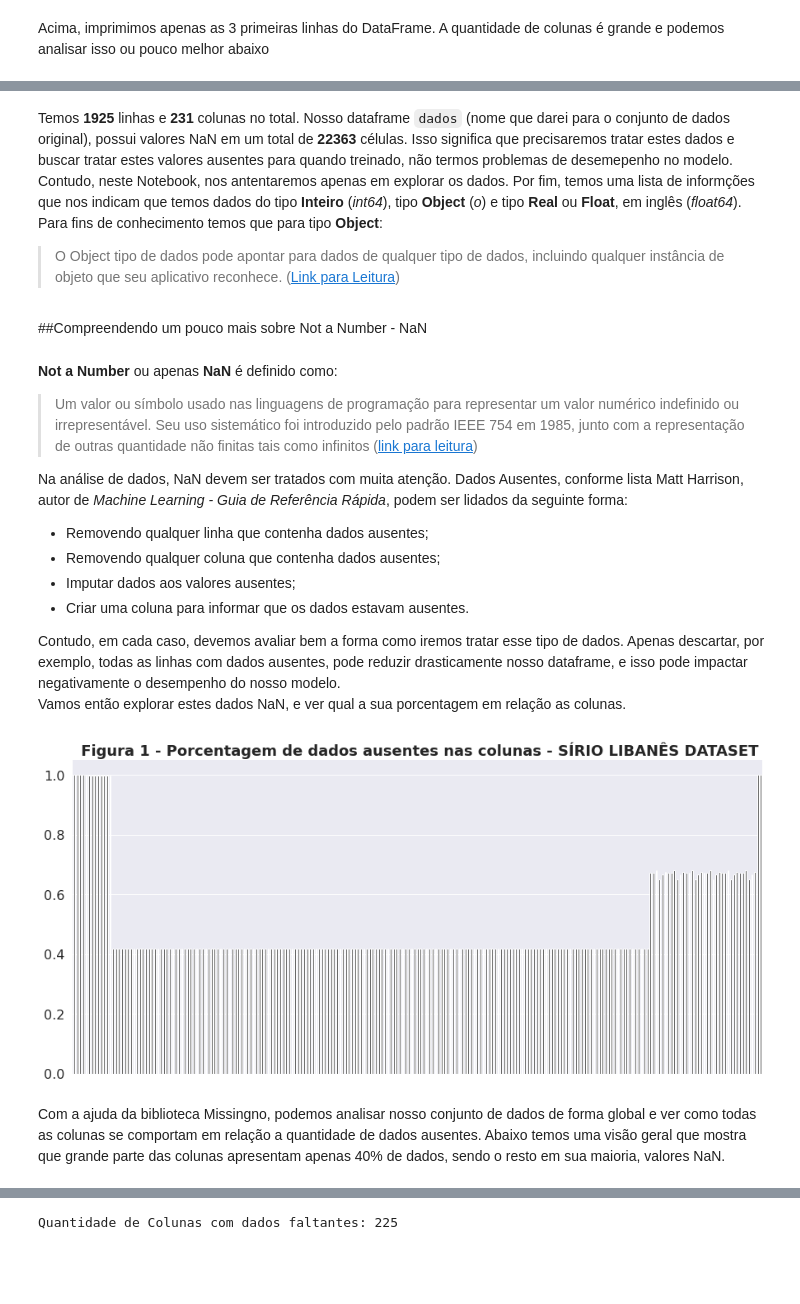
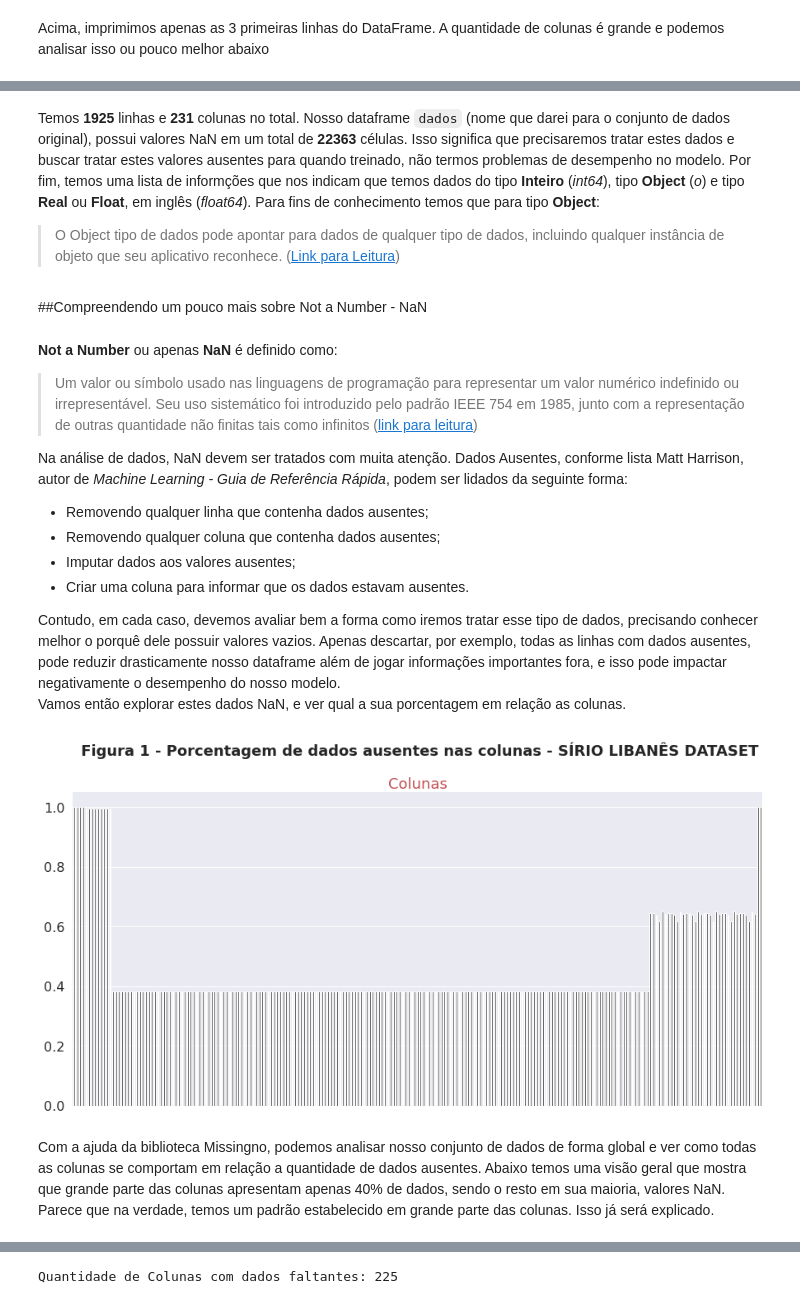
Before and after one commit to MatheusOrange211/Sirio_Libanes_ICU_Prediction, a Jupyter notebook: Visualizando_os_dados_Sirio_Libanes.ipynb, the cells around one changed output, grey strips where cells are left out. Cells and saved outputs as stored; diff of their text form; code cells hidden in the pictures; blank space fills up the shorter version.

```diff
--- a/Visualizando_os_dados_Sirio_Libanes.ipynb
+++ b/Visualizando_os_dados_Sirio_Libanes.ipynb
@@ -126,7 +248,7 @@ Tipos de  dados que temos :
 
 ##################################################
 # %% [markdown]
-Temos **1925** linhas e **231** colunas no total. Nosso dataframe `dados` (nome que darei para o conjunto de dados original), possui valores NaN em um total de **22363** células. Isso significa que precisaremos tratar estes dados e buscar tratar estes valores ausentes para quando treinado, não termos problemas de desemepenho no modelo. Contudo, neste Notebook, nos antentaremos apenas em explorar os dados. Por fim, temos uma lista de informções que nos indicam que temos  dados do tipo **Inteiro** (*int64*), tipo **Object** (*o*) e tipo **Real** ou **Float**, em inglês (*float64*).
+Temos **1925** linhas e **231** colunas no total. Nosso dataframe `dados` (nome que darei para o conjunto de dados original), possui valores NaN em um total de **22363** células. Isso significa que precisaremos tratar estes dados e buscar tratar estes valores ausentes para quando treinado, não termos problemas de desempenho no modelo. Por fim, temos uma lista de informções que nos indicam que temos  dados do tipo **Inteiro** (*int64*), tipo **Object** (*o*) e tipo **Real** ou **Float**, em inglês (*float64*).
 Para fins de conhecimento temos que para tipo **Object**:
 >O Object tipo de dados pode apontar para dados de qualquer tipo de dados, incluindo qualquer instância de objeto que seu aplicativo reconhece. ([Link para Leitura](https://docs.microsoft.com/pt-br/dotnet/visual-basic/language-reference/data-types/object-data-type#:~:text=O%20Object%20tipo%20de%20dados,objeto%20que%20seu%20aplicativo%20reconhece.))
 # %% [markdown]
@@ -141,5 +263,5 @@ Na análise de dados, NaN devem ser tratados com muita atenção. Dados Ausentes
 * Imputar dados aos valores ausentes;
 * Criar uma coluna  para informar que os dados estavam ausentes.
 
-Contudo, em cada caso, devemos avaliar bem a forma como iremos tratar esse tipo de dados. Apenas descartar, por exemplo, todas as linhas com dados ausentes, pode reduzir drasticamente nosso dataframe, e isso pode impactar negativamente o desempenho do nosso modelo.<br>
+Contudo, em cada caso, devemos avaliar bem a forma como iremos tratar esse tipo de dados, precisando conhecer melhor o porquê dele possuir valores vazios. Apenas descartar, por exemplo, todas as linhas com dados ausentes, pode reduzir drasticamente nosso dataframe além de jogar informações importantes fora, e isso pode impactar negativamente o desempenho do nosso modelo.<br>
 Vamos então explorar estes dados NaN, e ver qual a sua porcentagem em relação as colunas.
@@ -148,11 +268,12 @@ Vamos então explorar estes dados NaN, e ver qual a sua porcentagem em relação
 # %%
 grafico_dados_faltantes = msno.bar(dados.sample(500),figsize=(15,7))
 plt.title(" Figura 1 - Porcentagem de dados ausentes nas colunas - SÍRIO LIBANÊS DATASET",
           size=18,weight='bold')
+plt.xlabel("\nColunas",color='r',size=18)
 
 grafico_dados_faltantes.get_figure();
 # %% [output]
-[figure, old version]
+[figure, new version]
 # %% [markdown]
-Com a ajuda da biblioteca Missingno, podemos analisar nosso conjunto de dados de forma global e ver como todas as colunas se comportam em relação a quantidade de dados ausentes. Abaixo temos uma visão geral que mostra que grande parte das colunas apresentam apenas 40% de dados, sendo o resto em sua maioria, valores NaN.
+Com a ajuda da biblioteca Missingno, podemos analisar nosso conjunto de dados de forma global e ver como todas as colunas se comportam em relação a quantidade de dados ausentes. Abaixo temos uma visão geral que mostra que grande parte das colunas apresentam apenas 40% de dados, sendo o resto em sua maioria, valores NaN. Parece que na verdade, temos um padrão estabelecido em grande parte das colunas. Isso já será explicado.
 # %% [markdown]
```
Also changed, not shown: parts of 118 cells of this notebook.
